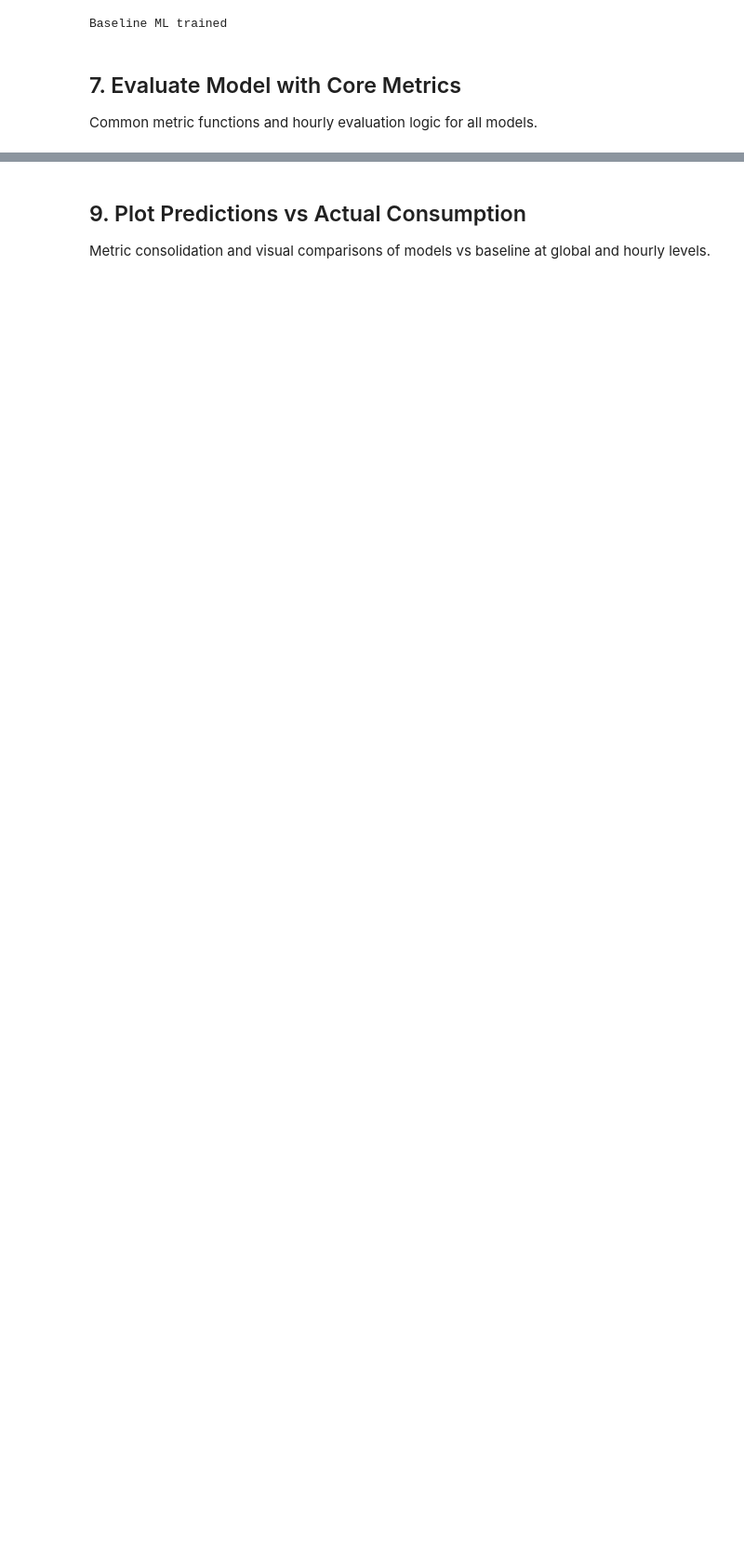
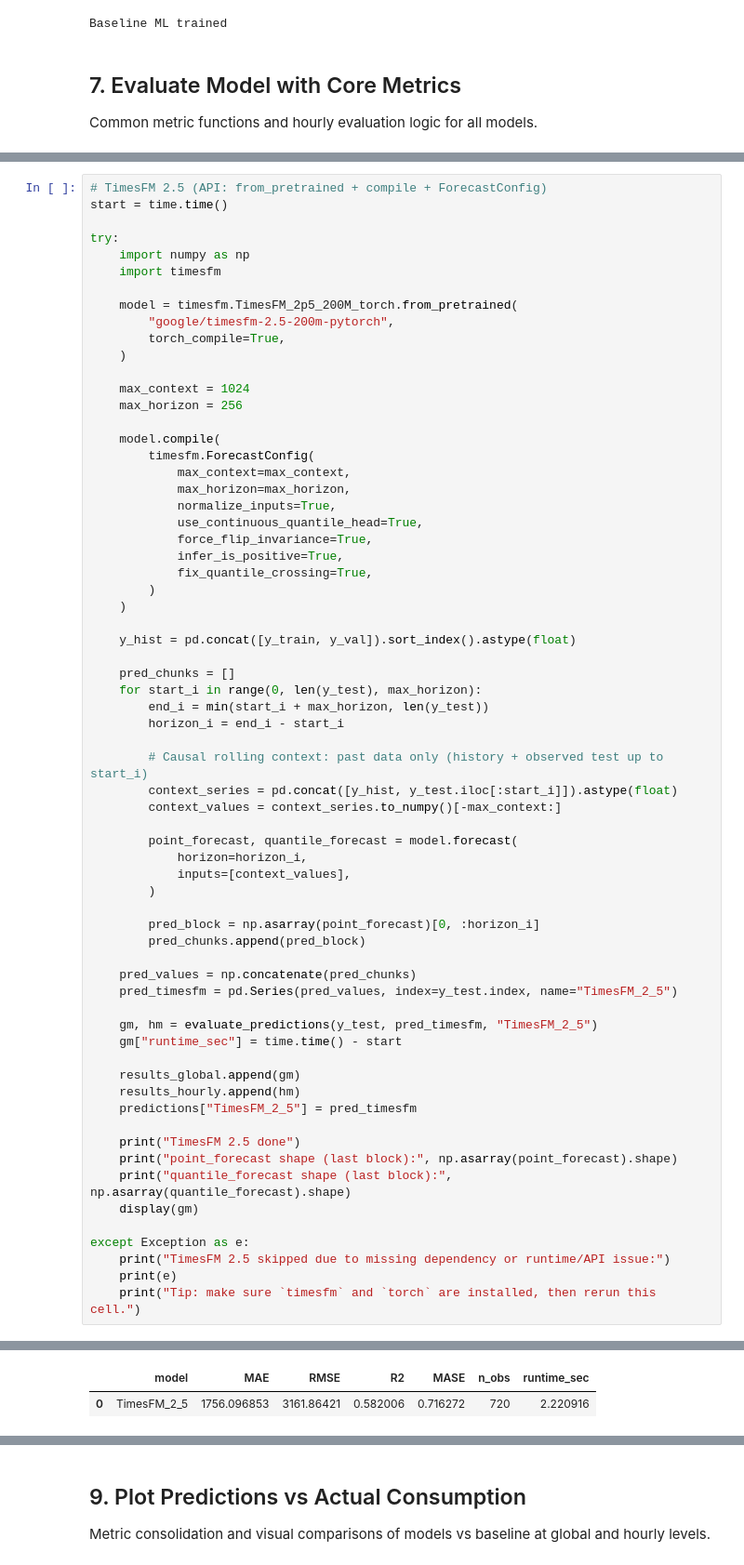
Before and after one commit to Yngvine/Electricity_consumption_predictor, a Jupyter notebook: forecasting_model_comparison.ipynb, the cells around one changed output, grey strips where cells are left out. Shown at 93% size. Drawn from its saved outputs; the diff is of its cells as text; blank space fills up the shorter version.

```diff
--- a/forecasting_model_comparison.ipynb
+++ b/forecasting_model_comparison.ipynb
@@ -718,0 +650,67 @@ No module named 'neuralforecast'
+# %%
+# TimesFM 2.5 (API: from_pretrained + compile + ForecastConfig)
+start = time.time()
+
+try:
+    import numpy as np
+    import timesfm
+
+    model = timesfm.TimesFM_2p5_200M_torch.from_pretrained(
+        "google/timesfm-2.5-200m-pytorch",
+        torch_compile=True,
+    )
+
+    max_context = 1024
+    max_horizon = 256
+
+    model.compile(
+        timesfm.ForecastConfig(
+            max_context=max_context,
+            max_horizon=max_horizon,
+            normalize_inputs=True,
+            use_continuous_quantile_head=True,
+            force_flip_invariance=True,
+            infer_is_positive=True,
+            fix_quantile_crossing=True,
+        )
+    )
+
+    y_hist = pd.concat([y_train, y_val]).sort_index().astype(float)
+
+    pred_chunks = []
+    for start_i in range(0, len(y_test), max_horizon):
+        end_i = min(start_i + max_horizon, len(y_test))
+        horizon_i = end_i - start_i
+
+        # Causal rolling context: past data only (history + observed test up to start_i)
+        context_series = pd.concat([y_hist, y_test.iloc[:start_i]]).astype(float)
+        context_values = context_series.to_numpy()[-max_context:]
+
+        point_forecast, quantile_forecast = model.forecast(
+            horizon=horizon_i,
+            inputs=[context_values],
+        )
+
+        pred_block = np.asarray(point_forecast)[0, :horizon_i]
+        pred_chunks.append(pred_block)
+
+    pred_values = np.concatenate(pred_chunks)
+    pred_timesfm = pd.Series(pred_values, index=y_test.index, name="TimesFM_2_5")
+
+    gm, hm = evaluate_predictions(y_test, pred_timesfm, "TimesFM_2_5")
+    gm["runtime_sec"] = time.time() - start
+
+    results_global.append(gm)
+    results_hourly.append(hm)
+    predictions["TimesFM_2_5"] = pred_timesfm
+
+    print("TimesFM 2.5 done")
+    print("point_forecast shape (last block):", np.asarray(point_forecast).shape)
+    print("quantile_forecast shape (last block):", np.asarray(quantile_forecast).shape)
+    display(gm)
+
+except Exception as e:
+    print("TimesFM 2.5 skipped due to missing dependency or runtime/API issue:")
+    print(e)
+    print("Tip: make sure `timesfm` and `torch` are installed, then rerun this cell.")
+# %% [output]
@@ -718,0 +721,2 @@ No module named 'neuralforecast'
+|  | model | MAE | RMSE | R2 | MASE | n_obs | runtime_sec |
+| 0 | TimesFM_2_5 | 1756.096853 | 3161.86421 | 0.582006 | 0.716272 | 720 | 2.220916 |
```
Also changed, not shown: parts of 19 cells of this notebook, 3 other files.
